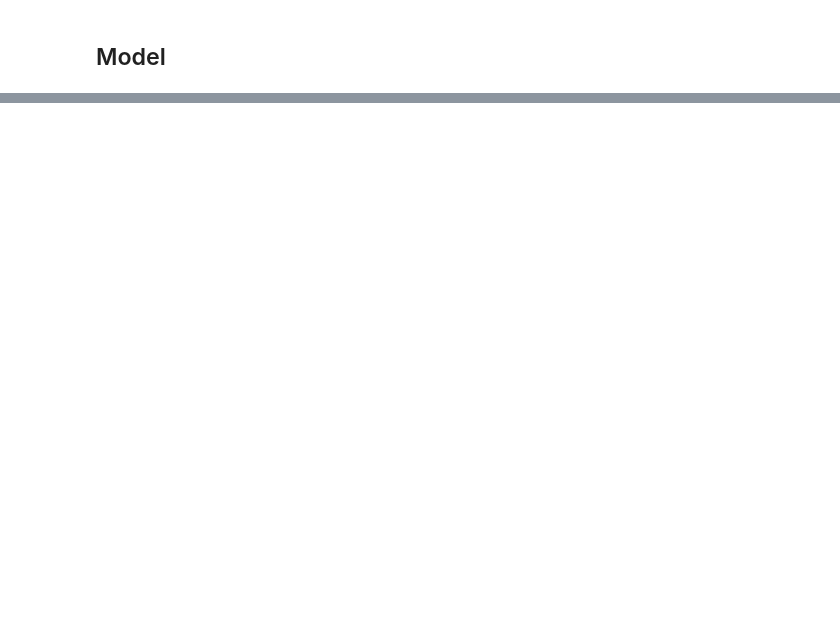
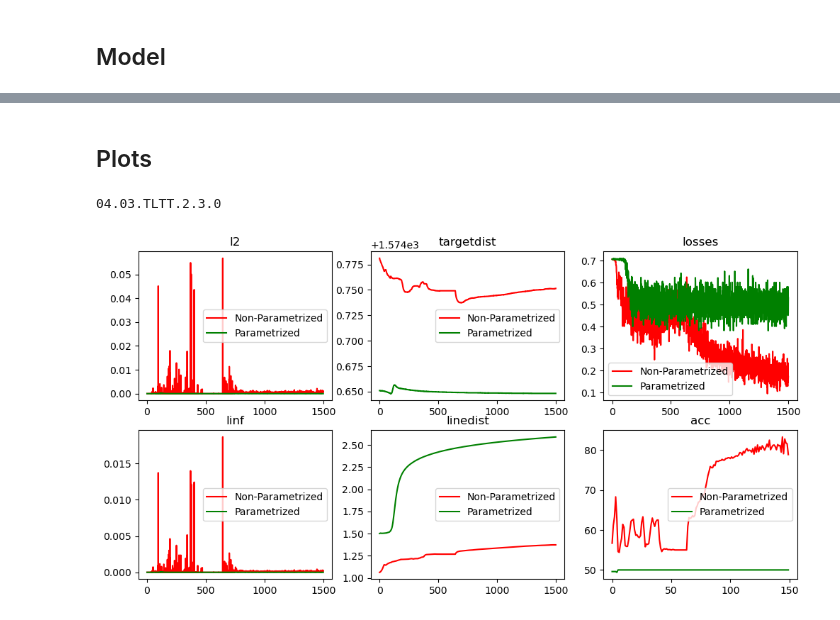
Before and after one commit to FRANCHI-Charles/Internship-M1, a Jupyter notebook: RNN_automata/mlregtestplots.ipynb, the cells around one changed output, grey strips where cells are left out. Cells and saved outputs as stored; diff of their text form; code cells hidden in the pictures; blank space fills up the shorter version.

```diff
--- a/RNN_automata/mlregtestplots.ipynb
+++ b/RNN_automata/mlregtestplots.ipynb
@@ -34,9 +39,7 @@ for name in names:
 # %%
-def makeloader(torchdata:dfa.TorchData)-> tuple[DataLoader, list[torch.Tensor]]:
-    train, test = random_split(torchdata, [1-TEST_SIZE, TEST_SIZE])
-
-    train = DataLoader(train, BATCH_SIZE, shuffle=True)
-    test = next(iter(DataLoader(test, len(test))))
+def makeloader(name:str, datas)-> tuple[DataLoader, list[torch.Tensor]]:
+    train = DataLoader(datas[name]["_Train"], BATCH_SIZE, shuffle=True)
+    test = next(iter(DataLoader(datas[name]["_Dev"], len(datas[name]["_Dev"]))))
 
     return train, test
 # %% [markdown]
@@ -106,0 +108,4 @@ def getstats(data:dfa.TorchData, automaton:dfa.DFA, loss = nn.BCELoss(), optimiz
+# %%
+def save_stats(path:str, all_stats, **parameters):
+    with open(path, "wb") as file:
+        pickle.dump([parameters, all_stats], file)
@@ -106,0 +130,6 @@ def getstats(data:dfa.TorchData, automaton:dfa.DFA, loss = nn.BCELoss(), optimiz
+# %%
+all_stats = dict()
+for name in names:
+    print(f"{name} training...")
+    all_stats[name] = train_and_stats(name, datas, automata[name], loss = dfa.Binary_nthRoot_Loss())
+    save_stats("saved_mlreg_stats2.pkl", all_stats, lr = LEARNING_RATES, epoch = N_EPOCH, optim = "Adam", loss = "nthRoot", batch_size = BATCH_SIZE)
@@ -106,0 +150,3 @@ def getstats(data:dfa.TorchData, automaton:dfa.DFA, loss = nn.BCELoss(), optimiz
+# %%
+with open("saved_mlreg_stats1.pkl", 'rb') as file:
+    parameters, all_stats = pickle.load(file)
@@ -106,0 +157,11 @@ def getstats(data:dfa.TorchData, automaton:dfa.DFA, loss = nn.BCELoss(), optimiz
+# %% [markdown]
+## Plots
+# %%
+statsnoparam, statsparam = all_stats[names[0]]
+#utils.plot_stats(statsnoparam)
+#utils.plot_stats(statsparam)
+print(names[0])
+utils.plot_stats(statsnoparam, statsparam)
+# %% [output]
+04.03.TLTT.2.3.0
+[figure, added]
```
Also changed, not shown: parts of 10 cells of this notebook, 8 other files.
